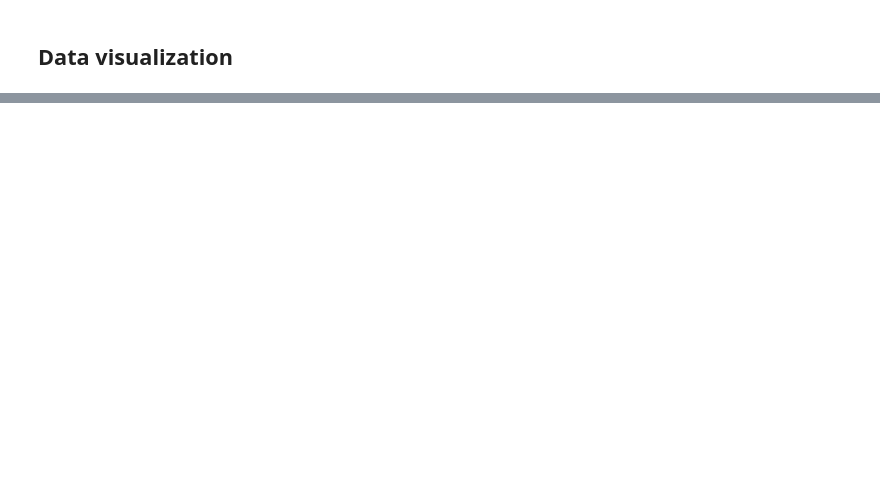
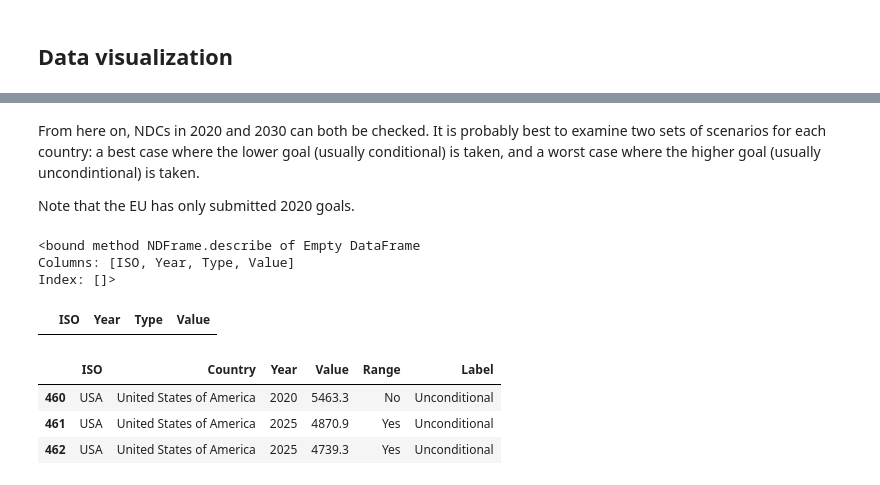
Before and after one commit to jasonrwang/ghg_analytics, a Jupyter notebook: ghg_analytics.ipynb, the cells around one changed output, grey strips where cells are left out. Saved outputs shown, nothing was run; the diff lists cells and outputs as text; code cells hidden in the pictures; blank space fills up the shorter version.

```diff
--- a/ghg_analytics.ipynb
+++ b/ghg_analytics.ipynb
@@ -89,0 +109,4 @@ Text(0,0.5,'GreenHouse Emission [Kt CO2]')
+# %% [markdown]
+From here on, NDCs in 2020 and 2030 can both be checked. It is probably best to examine two sets of scenarios for each country: a best case where the lower goal (usually conditional) is taken, and a worst case where the higher goal (usually uncondintional) is taken.
+
+Note that the EU has only submitted 2020 goals.
@@ -89,0 +126,17 @@ Text(0,0.5,'GreenHouse Emission [Kt CO2]')
+# %%
+NDCs_clean.describe
+# %% [output]
+<bound method NDFrame.describe of Empty DataFrame
+Columns: [ISO, Year, Type, Value]
+Index: []>
+# %%
+NDCs_clean.add([NDCsDf['ISO'].unique(),2020,'min',NDCs_2020_min])
+# %% [output]
+|  | ISO | Year | Type | Value |
+# %%
+NDCsDf_raw[ NDCsDf_raw['Country']=='United States of America']
+# %% [output]
+|  | ISO | Country | Year | Value | Range | Label |
+| 460 | USA | United States of America | 2020 | 5463.3 | No | Unconditional |
+| 461 | USA | United States of America | 2025 | 4870.9 | Yes | Unconditional |
+| 462 | USA | United States of America | 2025 | 4739.3 | Yes | Unconditional |
```
Also changed, not shown: parts of 10 cells of this notebook.
